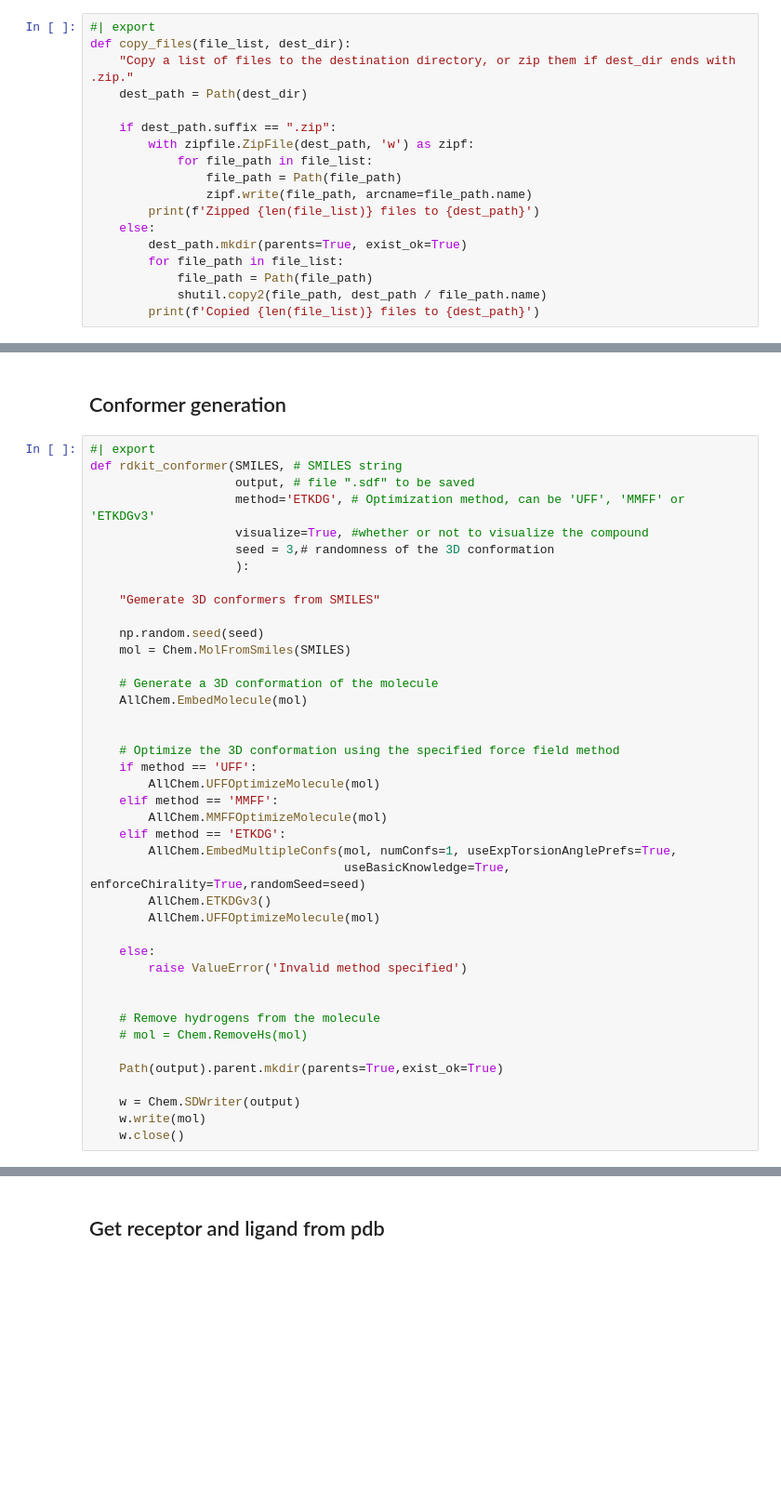
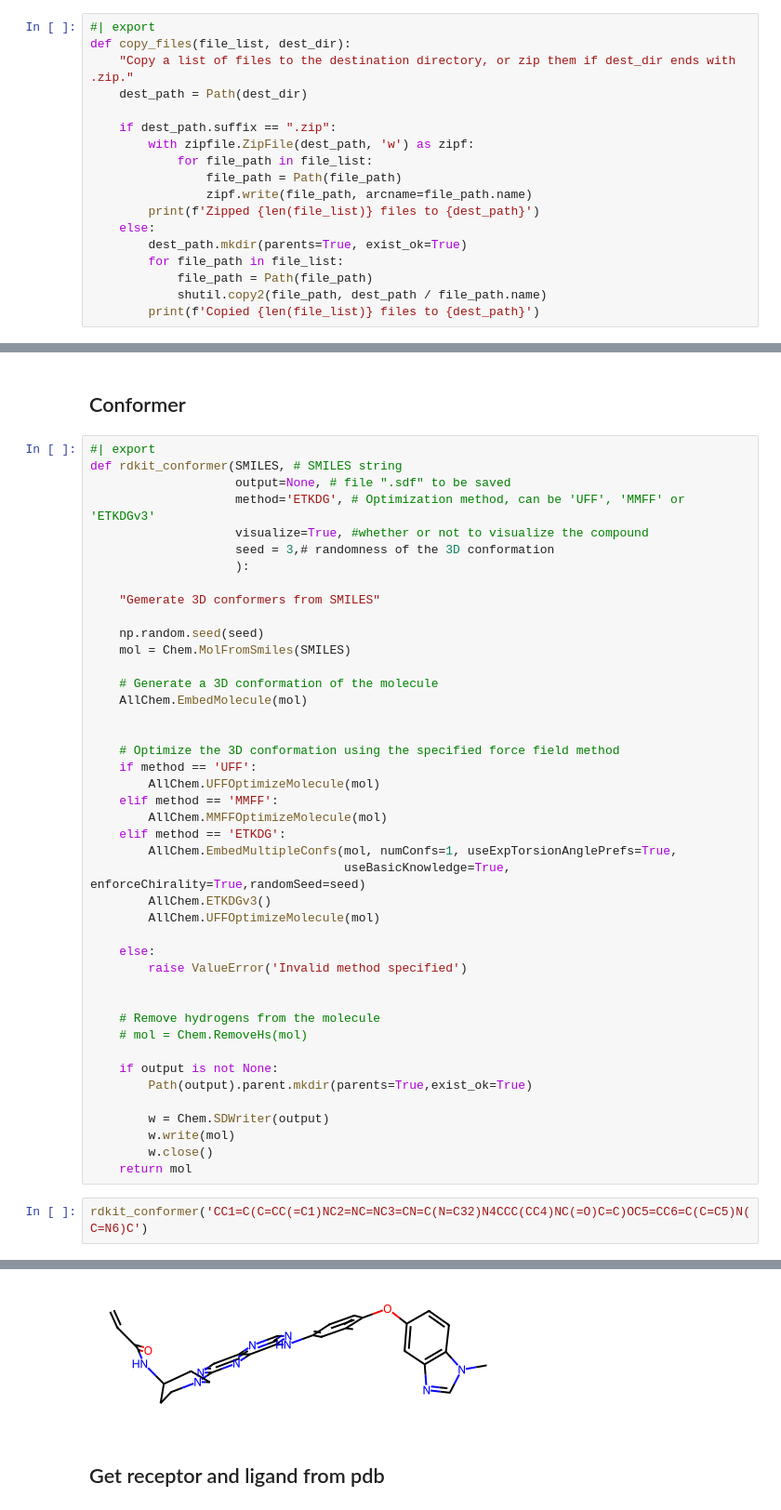
Before and after one commit to sky1ove/kdock, a Jupyter notebook: nbs/data/00_core.ipynb, the cells around one changed output, grey strips where cells are left out. Shown at 93% size. Saved outputs shown, nothing was run; the diff lists cells and outputs as text; blank space fills up the shorter version.

```diff
--- a/nbs/data/00_core.ipynb
+++ b/nbs/data/00_core.ipynb
@@ -317,9 +326,9 @@ def copy_files(file_list, dest_dir):
 # %% [markdown]
-## Conformer generation
+## Conformer
 # %%
 #| export
 def rdkit_conformer(SMILES, # SMILES string
-                    output, # file ".sdf" to be saved
+                    output=None, # file ".sdf" to be saved
                     method='ETKDG', # Optimization method, can be 'UFF', 'MMFF' or 'ETKDGv3'
                     visualize=True, #whether or not to visualize the compound
                     seed = 3,# randomness of the 3D conformation
@@ -352,8 +361,13 @@ def rdkit_conformer(SMILES, # SMILES string
     # Remove hydrogens from the molecule
     # mol = Chem.RemoveHs(mol)
 
-    Path(output).parent.mkdir(parents=True,exist_ok=True)
+    if output is not None:
+        Path(output).parent.mkdir(parents=True,exist_ok=True)
 
-    w = Chem.SDWriter(output)
-    w.write(mol)
-    w.close()
+        w = Chem.SDWriter(output)
+        w.write(mol)
+        w.close()
+    return mol
+# %%
+rdkit_conformer('CC1=C(C=CC(=C1)NC2=NC=NC3=CN=C(N=C32)N4CCC(CC4)NC(=O)C=C)OC5=CC6=C(C=C5)N(C=N6)C')
+# %% [output]
@@ -360,3 +377,4 @@ def rdkit_conformer(SMILES, # SMILES string
+[figure, added]
 # %% [markdown]
 ## Get receptor and ligand from pdb
 # %%
```
Also changed, not shown: parts of 27 cells of this notebook, 17 other files.
